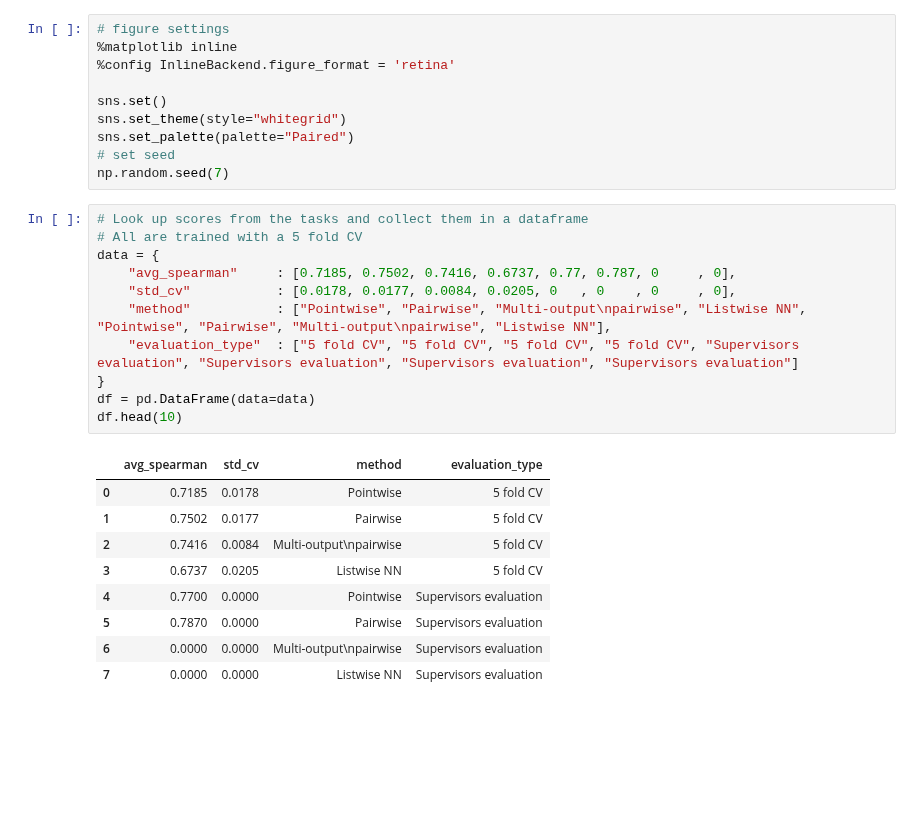
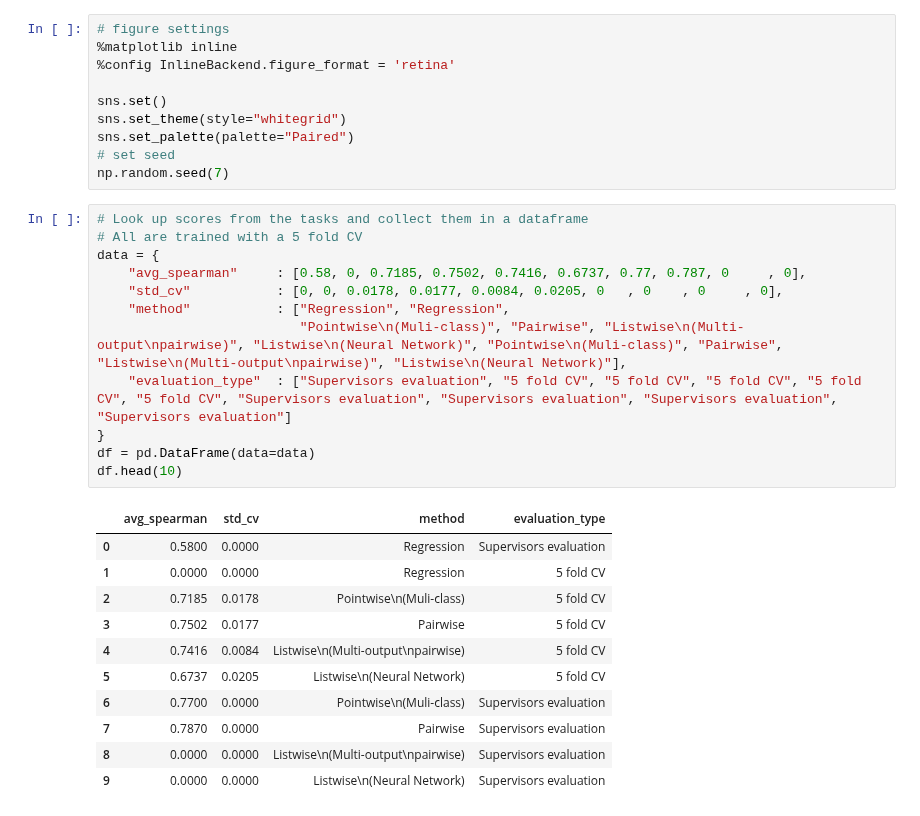
Before and after one commit to nina-prog/meta-learning-for-encoder-selection, a Jupyter notebook: notebooks/week14/week14-plots.ipynb, the cells around one changed output. Saved outputs shown, nothing was run; the diff lists cells and outputs as text; blank space fills up the shorter version.

```diff
--- a/notebooks/week14/week14-plots.ipynb
+++ b/notebooks/week14/week14-plots.ipynb
@@ -19,24 +19,27 @@ np.random.seed(7)
 # %%
 # Look up scores from the tasks and collect them in a dataframe
 # All are trained with a 5 fold CV
 data = {
-    "avg_spearman"     : [0.7185, 0.7502, 0.7416, 0.6737, 0.77, 0.787, 0     , 0],
-    "std_cv"           : [0.0178, 0.0177, 0.0084, 0.0205, 0   , 0    , 0     , 0],
-    "method"           : ["Pointwise", "Pairwise", "Multi-output\npairwise", "Listwise NN", "Pointwise", "Pairwise", "Multi-output\npairwise", "Listwise NN"],
-    "evaluation_type"  : ["5 fold CV", "5 fold CV", "5 fold CV", "5 fold CV", "Supervisors evaluation", "Supervisors evaluation", "Supervisors evaluation", "Supervisors evaluation"]
+    "avg_spearman"     : [0.58, 0, 0.7185, 0.7502, 0.7416, 0.6737, 0.77, 0.787, 0     , 0],
+    "std_cv"           : [0, 0, 0.0178, 0.0177, 0.0084, 0.0205, 0   , 0    , 0     , 0],
+    "method"           : ["Regression", "Regression",
+                          "Pointwise\n(Muli-class)", "Pairwise", "Listwise\n(Multi-output\npairwise)", "Listwise\n(Neural Network)", "Pointwise\n(Muli-class)", "Pairwise", "Listwise\n(Multi-output\npairwise)", "Listwise\n(Neural Network)"],
+    "evaluation_type"  : ["Supervisors evaluation", "5 fold CV", "5 fold CV", "5 fold CV", "5 fold CV", "5 fold CV", "Supervisors evaluation", "Supervisors evaluation", "Supervisors evaluation", "Supervisors evaluation"]
 }
 df = pd.DataFrame(data=data)
 df.head(10)
 # %% [output]
 |  | avg_spearman | std_cv | method | evaluation_type |
-| 0 | 0.7185 | 0.0178 | Pointwise | 5 fold CV |
-| 1 | 0.7502 | 0.0177 | Pairwise | 5 fold CV |
-| 2 | 0.7416 | 0.0084 | Multi-output\npairwise | 5 fold CV |
-| 3 | 0.6737 | 0.0205 | Listwise NN | 5 fold CV |
-| 4 | 0.7700 | 0.0000 | Pointwise | Supervisors evaluation |
-| 5 | 0.7870 | 0.0000 | Pairwise | Supervisors evaluation |
-| 6 | 0.0000 | 0.0000 | Multi-output\npairwise | Supervisors evaluation |
-| 7 | 0.0000 | 0.0000 | Listwise NN | Supervisors evaluation |
+| 0 | 0.5800 | 0.0000 | Regression | Supervisors evaluation |
+| 1 | 0.0000 | 0.0000 | Regression | 5 fold CV |
+| 2 | 0.7185 | 0.0178 | Pointwise\n(Muli-class) | 5 fold CV |
+| 3 | 0.7502 | 0.0177 | Pairwise | 5 fold CV |
+| 4 | 0.7416 | 0.0084 | Listwise\n(Multi-output\npairwise) | 5 fold CV |
+| 5 | 0.6737 | 0.0205 | Listwise\n(Neural Network) | 5 fold CV |
+| 6 | 0.7700 | 0.0000 | Pointwise\n(Muli-class) | Supervisors evaluation |
+| 7 | 0.7870 | 0.0000 | Pairwise | Supervisors evaluation |
+| 8 | 0.0000 | 0.0000 | Listwise\n(Multi-output\npairwise) | Supervisors evaluation |
+| 9 | 0.0000 | 0.0000 | Listwise\n(Neural Network) | Supervisors evaluation |
 # %%
 fig, axes = plt.subplots(figsize=(8, 8), nrows=1, ncols=1)
 plot = sns.barplot(data=df, x="method", y="avg_spearman", ax=axes, palette="mako", hue="evaluation_type")  # color="b",
```
Also changed, not shown: parts of 1 cell of this notebook.
